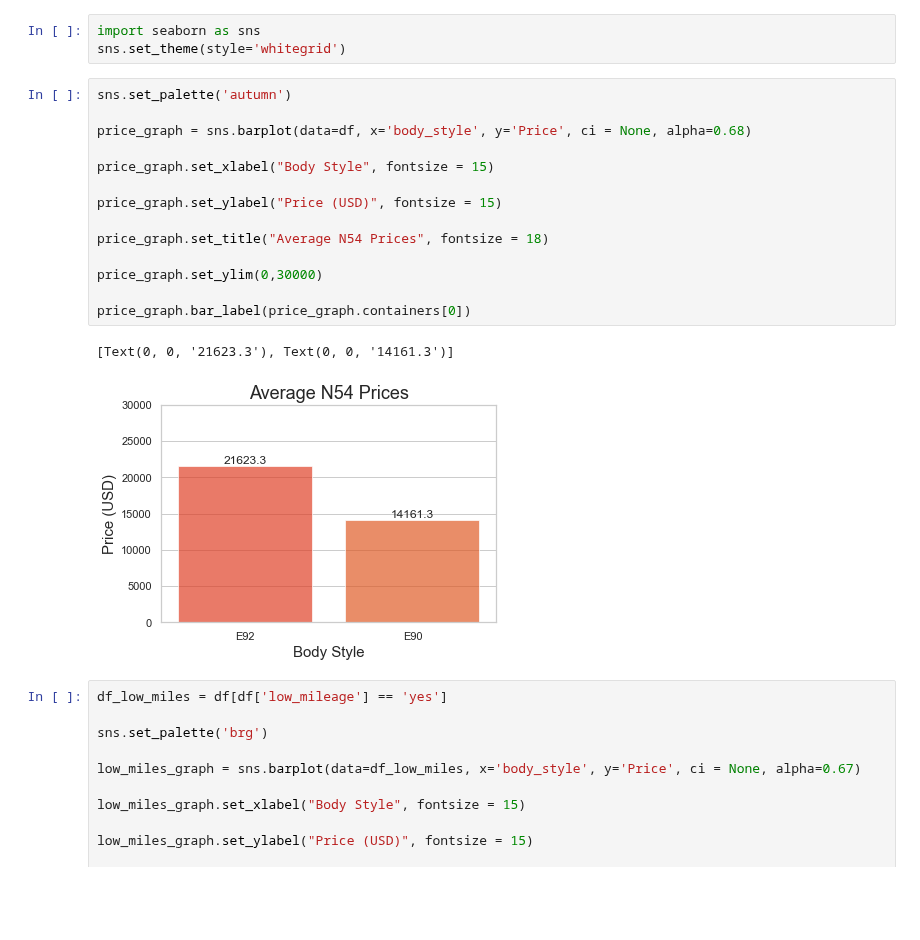
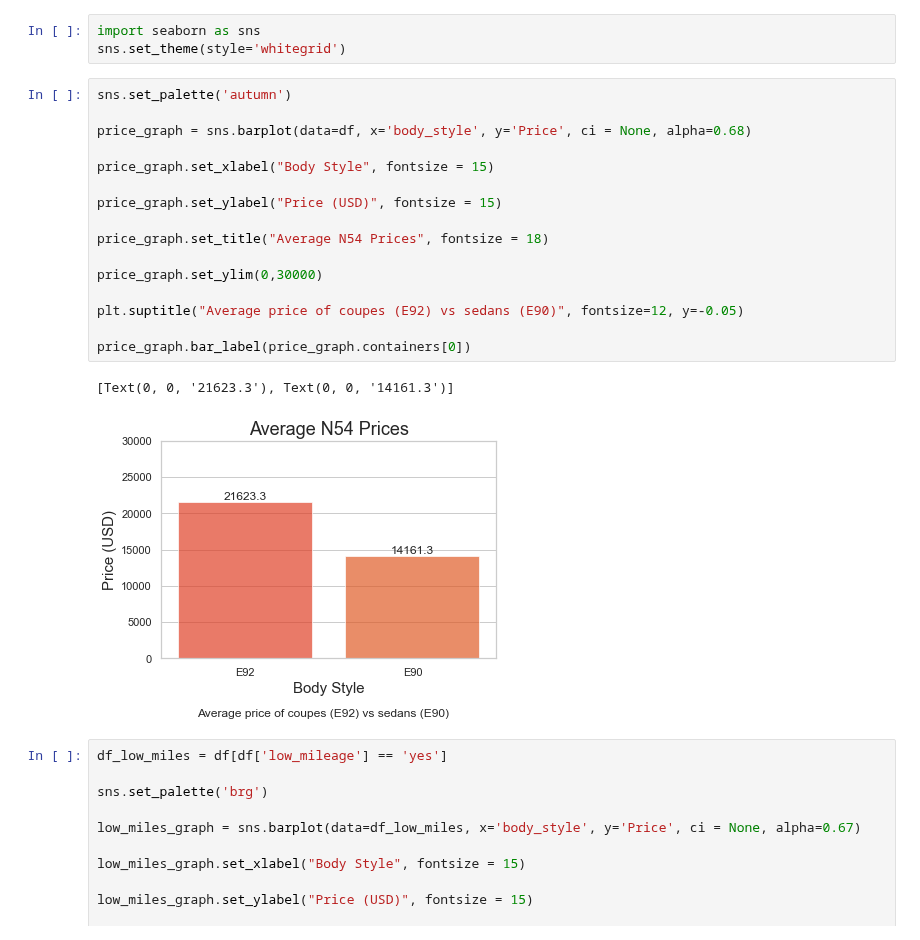
Before and after one commit to MarioRashadHUB/BMW-Price-Analysis, a Jupyter notebook: eda.ipynb, the cells around one changed output. Drawn from its saved outputs; the diff is of its cells as text; blank space fills up the shorter version.

Commit message:
added images for repo and edited first graph

```diff
--- a/eda.ipynb
+++ b/eda.ipynb
@@ -241,20 +241,22 @@ sns.set_theme(style='whitegrid')
 # %%
 sns.set_palette('autumn')
 
 price_graph = sns.barplot(data=df, x='body_style', y='Price', ci = None, alpha=0.68)
 
 price_graph.set_xlabel("Body Style", fontsize = 15)
 
 price_graph.set_ylabel("Price (USD)", fontsize = 15)
 
 price_graph.set_title("Average N54 Prices", fontsize = 18)
 
 price_graph.set_ylim(0,30000)
 
+plt.suptitle("Average price of coupes (E92) vs sedans (E90)", fontsize=12, y=-0.05)
+
 price_graph.bar_label(price_graph.containers[0])
 # %% [output]
 [Text(0, 0, '21623.3'), Text(0, 0, '14161.3')]
-[figure, old version]
+[figure, new version]
 # %%
 df_low_miles = df[df['low_mileage'] == 'yes']
 
```
Also changed, not shown: parts of 1 cell of this notebook, 7 other files.
